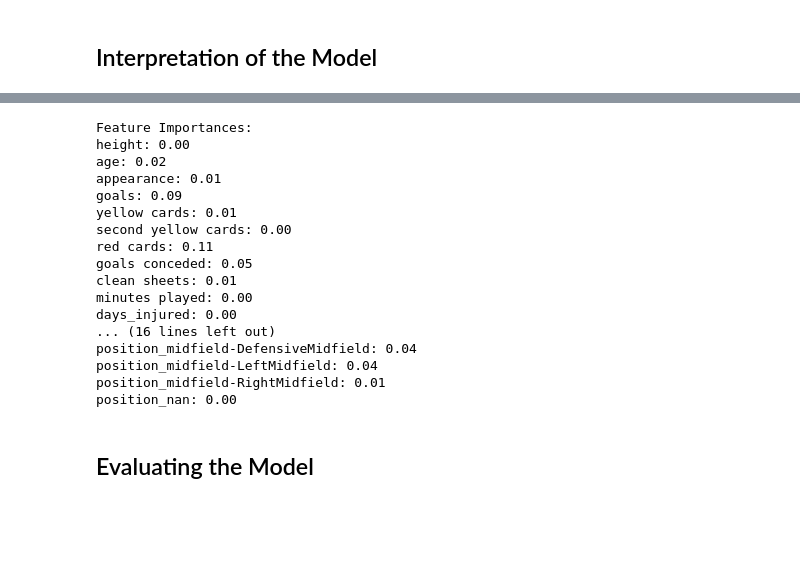
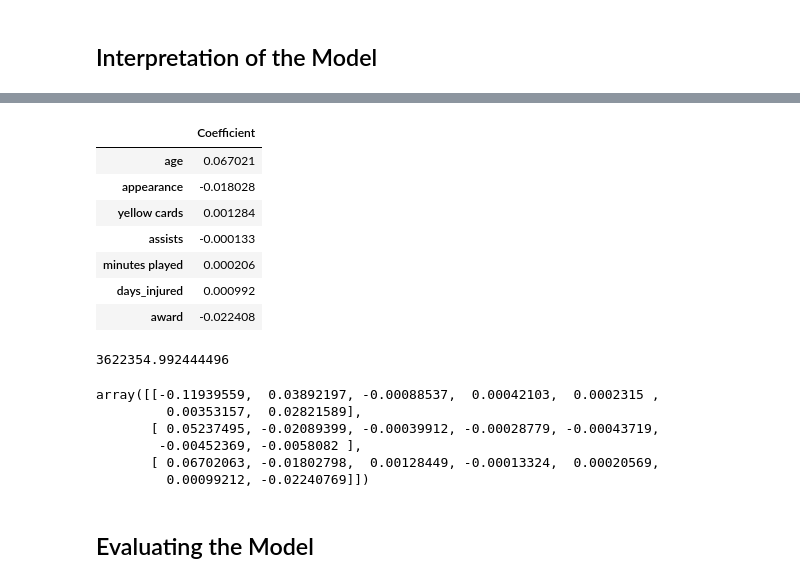
Before and after one commit to Tuwaiq-DS-ML-bootcamp-V-6/Use-case-7, a Jupyter notebook: EDA explain template.ipynb, the cells around one changed output, grey strips where cells are left out. Drawn from its saved outputs; the diff is of its cells as text; code cells hidden in the pictures; blank space fills up the shorter version.

```diff
--- a/EDA explain template.ipynb
+++ b/EDA explain template.ipynb
@@ -411,2 +487,17 @@ X_train,X_test,y_train,y_test=train_test_split(X,y,test_size=0.2,random_state=42
+# %%
+X = df.drop(['player_price_category_encoded'], axis=1)
+y = df['player_price_category_encoded']
+
+
+X_train, X_test, y_train, y_test = train_test_split(X, y,
+                                                    test_size=0.2,
+                                                    shuffle=True,
+                                                    random_state=42)
+
+
+scaler = StandardScaler()
+scaler.fit(X_train)
+X_train_scaled = scaler.transform(X_train)
+X_test_scaled = scaler.transform(X_test)
 # %% [markdown]
 ## Buliding the Model
@@ -415 +504,3 @@ Linear_model = LinearRegression()
+# %%
+logistic_model = LogisticRegression()
 # %%
@@ -424,4 +517,4 @@ ridge_model = Ridge(alpha=1.0)
 # %% [markdown]
 ## Train the Model
 # %%
-Linear_model.fit(X_train, y_train)
+logistic_model.fit(X_train, y_train)
@@ -488,28 +571,28 @@ position_nan: 0.00
-# %%
-feature_importances = abs(coefs_df) / sum(abs(coefs_df))
-
-
-print('\nFeature Importances:')
-for col, importance in zip(X.columns, feature_importances):
-    print(f'{col}: {importance:.2f}')
-# %% [output]
-Feature Importances:
-height: 0.00
-age: 0.02
-appearance: 0.01
-goals: 0.09
-yellow cards: 0.01
-second yellow cards: 0.00
-red cards: 0.11
-goals conceded: 0.05
-clean sheets: 0.01
-minutes played: 0.00
-days_injured: 0.00
-... (16 lines left out)
-position_midfield-DefensiveMidfield: 0.04
-position_midfield-LeftMidfield: 0.04
-position_midfield-RightMidfield: 0.01
-position_nan: 0.00
+# %%
+coeff_df = pd.DataFrame(logistic_model.coef_[2],X.columns,columns=['Coefficient'])
+coeff_df
+# %% [output]
+|  | Coefficient |
+| age | 0.067021 |
+| appearance | -0.018028 |
+| yellow cards | 0.001284 |
+| assists | -0.000133 |
+| minutes played | 0.000206 |
+| days_injured | 0.000992 |
+| award | -0.022408 |
+# %%
+print(ridge_model.intercept_)
+# %% [output]
+3622354.992444496
+# %%
+logistic_model.coef_
+# %% [output]
+array([[-0.11939559,  0.03892197, -0.00088537,  0.00042103,  0.0002315 ,
+         0.00353157,  0.02821589],
+       [ 0.05237495, -0.02089399, -0.00039912, -0.00028779, -0.00043719,
+        -0.00452369, -0.0058082 ],
+       [ 0.06702063, -0.01802798,  0.00128449, -0.00013324,  0.00020569,
+         0.00099212, -0.02240769]])
 # %% [markdown]
 ## Evaluating the Model
 # %%
```
Also changed, not shown: parts of 45 cells of this notebook, 1 other file.
